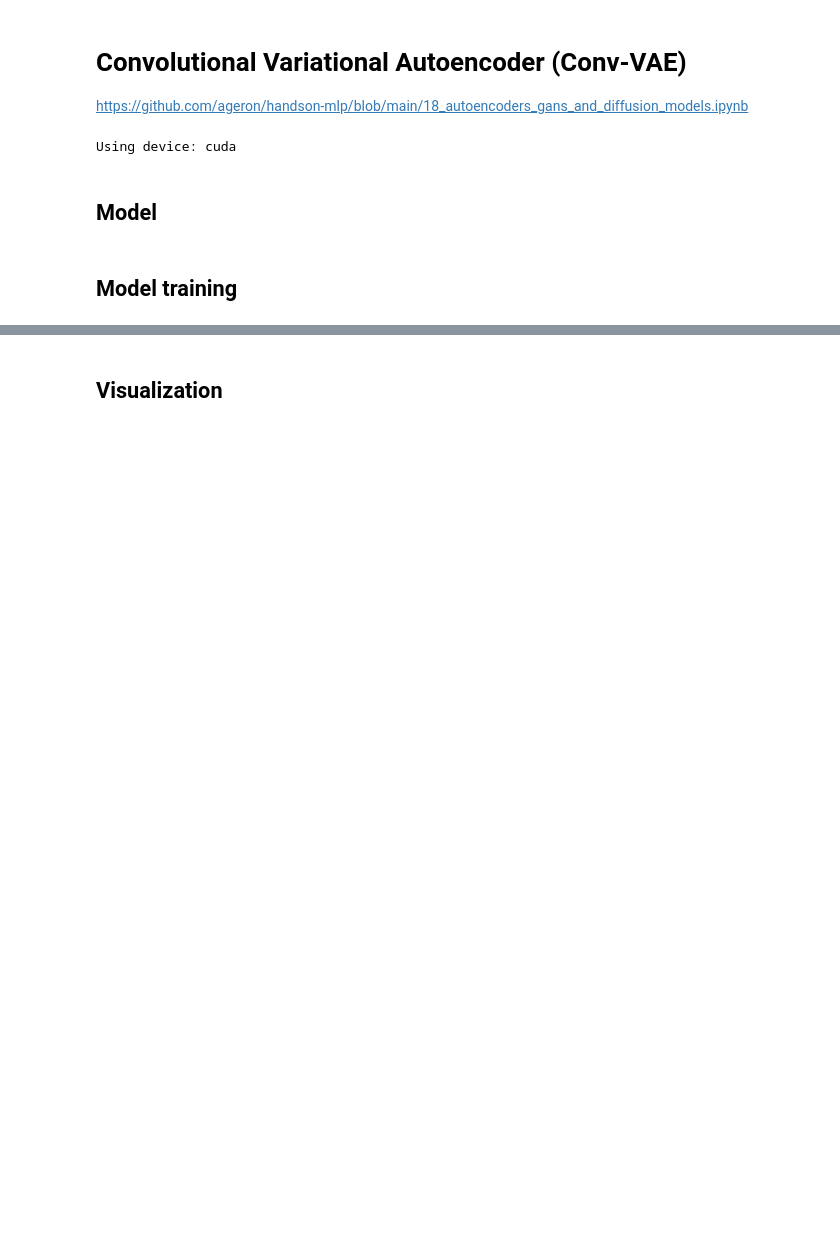
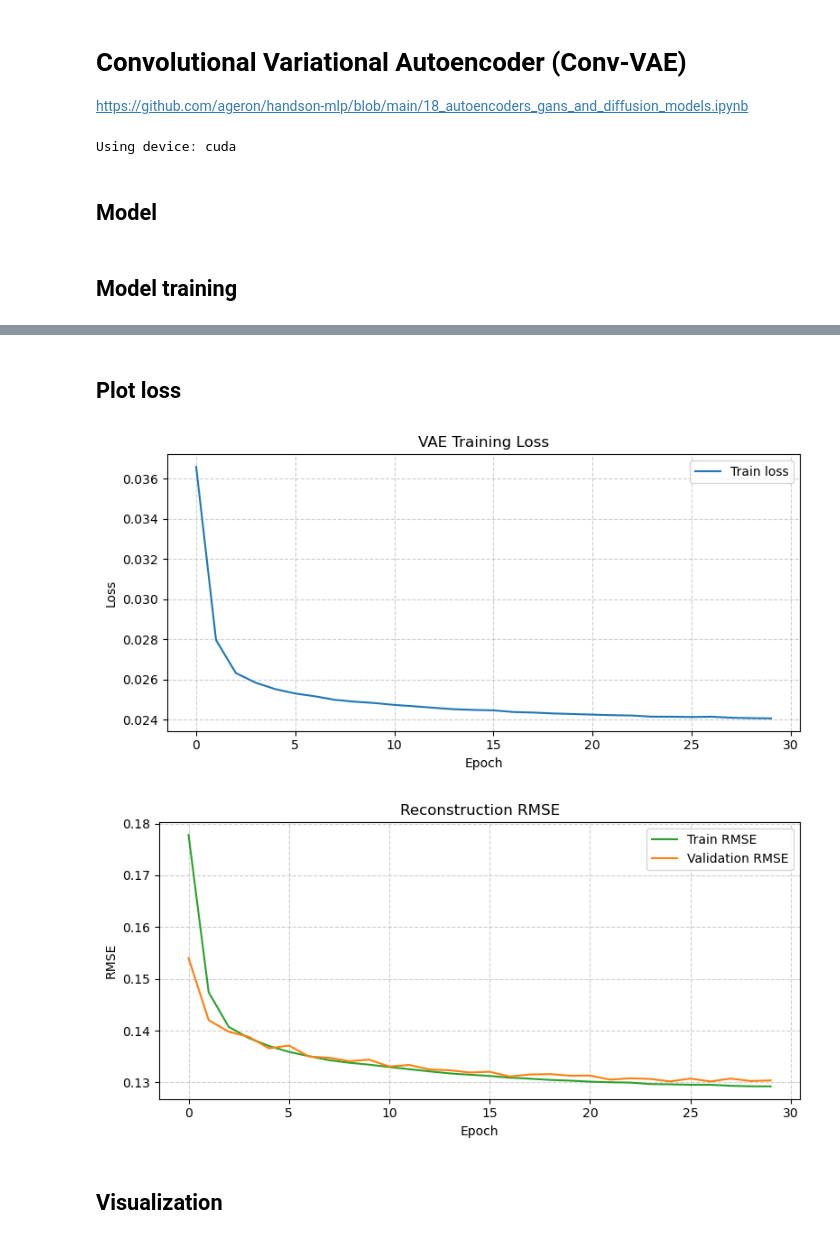
Before and after one commit to elfreyer/project_module_3, a Jupyter notebook: notebooks/01_autoencoder.ipynb, the cells around one changed output, grey strips where cells are left out. Cells and saved outputs as stored; diff of their text form; code cells hidden in the pictures; blank space fills up the shorter version.

```diff
--- a/notebooks/01_autoencoder.ipynb
+++ b/notebooks/01_autoencoder.ipynb
@@ -250,6 +269,7 @@ def vae_loss(y_pred, x_target, kl_weight=1.0):
     output, mean, logvar = y_pred
     # MSE reconstruction
     recon = F.mse_loss(output, x_target)
+    # recon = F.binary_cross_entropy_with_logits(output, x_target, reduction="mean") # logits + BCEWithLogitsLoss:
     # KL divergence
     kl_div = -0.5 * torch.sum(1 + logvar - logvar.exp() - mean.pow(2), dim=-1).mean()
     # Scale KL to per-pixel magnitude
@@ -303,8 +323,8 @@ def train(model, optimizer, loss_fn, metric, train_loader, valid_loader, n_epoch
 torch.manual_seed(42)
 vae = VAE(codings_dim=32).to(device)
 # TODO: hyperparameter to tune -> learning rate
-optimizer = torch.optim.NAdam(vae.parameters(), lr=1e-3)
+optimizer = torch.optim.NAdam(vae.parameters(), lr=1e-4)
 rmse = torchmetrics.MeanSquaredError(squared=False).to(device)
 
-history = train(vae, optimizer, vae_loss, rmse, train_loader, valid_loader, n_epochs=20)
+history = train(vae, optimizer, vae_loss, rmse, train_loader, valid_loader, n_epochs=30)
 # %% [output]
@@ -331,3 +348,33 @@ Epoch 20/20 loss=0.1468, train RMSE=0.3817, val RMSE=0.3912
+# %% [markdown]
+## Plot loss
+# %%
+import matplotlib.pyplot as plt
+
+# --- Plot training loss ---
+plt.figure(figsize=(8, 4))
+plt.plot(history["train_losses"], label="Train loss", color="tab:blue")
+plt.title("VAE Training Loss")
+plt.xlabel("Epoch")
+plt.ylabel("Loss")
+plt.grid(True, linestyle="--", alpha=0.6)
+plt.legend()
+plt.tight_layout()
+plt.show()
+
+# --- Plot RMSE (train vs validation) ---
+plt.figure(figsize=(8, 4))
+plt.plot(history["train_metrics"], label="Train RMSE", color="tab:green")
+plt.plot(history["valid_metrics"], label="Validation RMSE", color="tab:orange")
+plt.title("Reconstruction RMSE")
+plt.xlabel("Epoch")
+plt.ylabel("RMSE")
+plt.grid(True, linestyle="--", alpha=0.6)
+plt.legend()
+plt.tight_layout()
+plt.show()
+# %% [output]
+[figure, added]
+[figure, added]
 # %% [markdown]
 ## Visualization
 # %%
```
Also changed, not shown: parts of 14 cells of this notebook.
